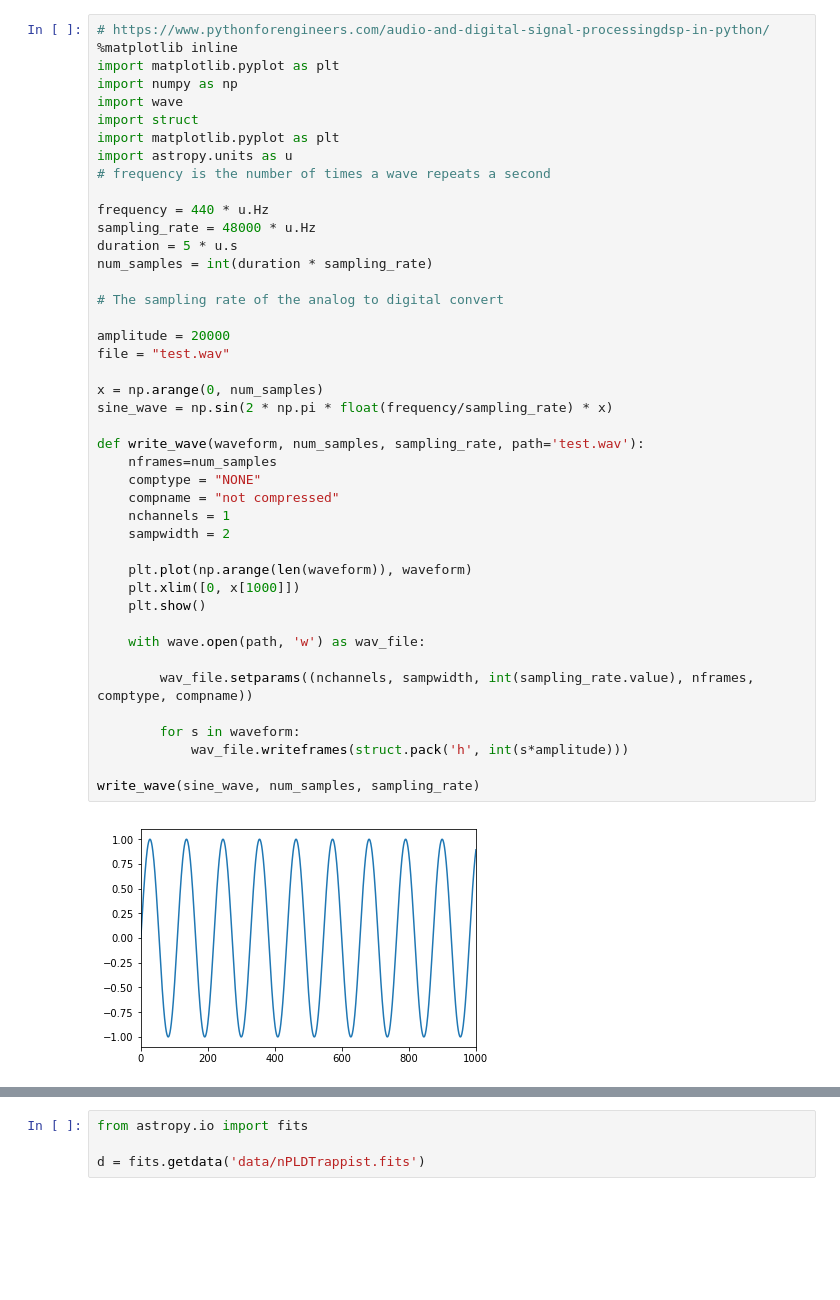
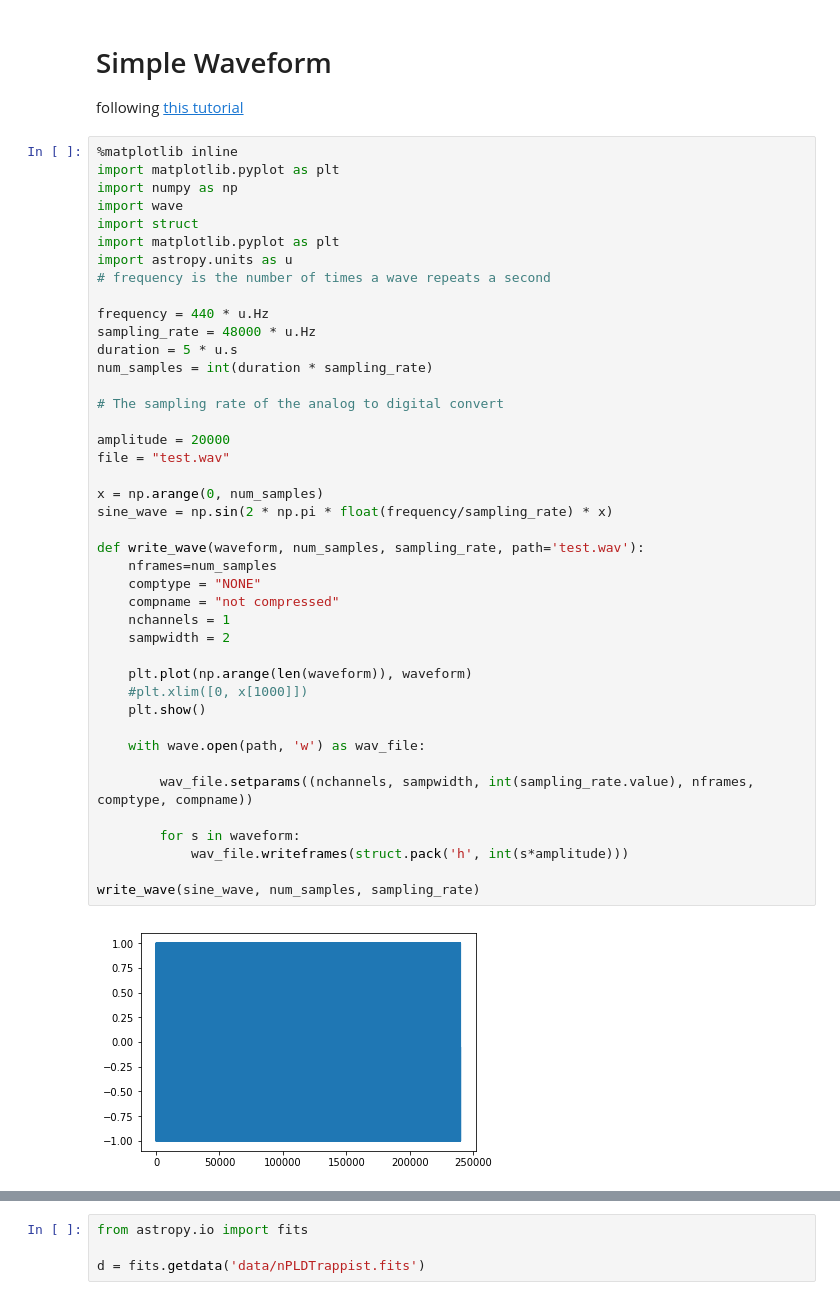
Before and after one commit to bmorris3/starsongs, a Jupyter notebook: sonify.ipynb, the cells around one changed output, grey strips where cells are left out. Drawn from its saved outputs; the diff is of its cells as text; blank space fills up the shorter version.

```diff
--- a/sonify.ipynb
+++ b/sonify.ipynb
@@ -1,5 +1,8 @@
+# %% [markdown]
+# Simple Waveform
+
+following [this tutorial](https://www.pythonforengineers.com/audio-and-digital-signal-processingdsp-in-python/)
 # %%
-# https://www.pythonforengineers.com/audio-and-digital-signal-processingdsp-in-python/
 %matplotlib inline
 import matplotlib.pyplot as plt
 import numpy as np
@@ -14,32 +17,32 @@ sampling_rate = 48000 * u.Hz
 duration = 5 * u.s
 num_samples = int(duration * sampling_rate)
 
 # The sampling rate of the analog to digital convert
 
 amplitude = 20000
 file = "test.wav"
 
 x = np.arange(0, num_samples)
 sine_wave = np.sin(2 * np.pi * float(frequency/sampling_rate) * x)
 
 def write_wave(waveform, num_samples, sampling_rate, path='test.wav'):
     nframes=num_samples
     comptype = "NONE"
     compname = "not compressed"
     nchannels = 1
     sampwidth = 2
 
     plt.plot(np.arange(len(waveform)), waveform)
-    plt.xlim([0, x[1000]])
+    #plt.xlim([0, x[1000]])
     plt.show()
 
     with wave.open(path, 'w') as wav_file:
 
         wav_file.setparams((nchannels, sampwidth, int(sampling_rate.value), nframes, comptype, compname))
 
         for s in waveform:
             wav_file.writeframes(struct.pack('h', int(s*amplitude)))
 
 write_wave(sine_wave, num_samples, sampling_rate)
 # %% [output]
-[figure, old version]
+[figure, new version]
```
Also changed, not shown: parts of 11 cells of this notebook.
